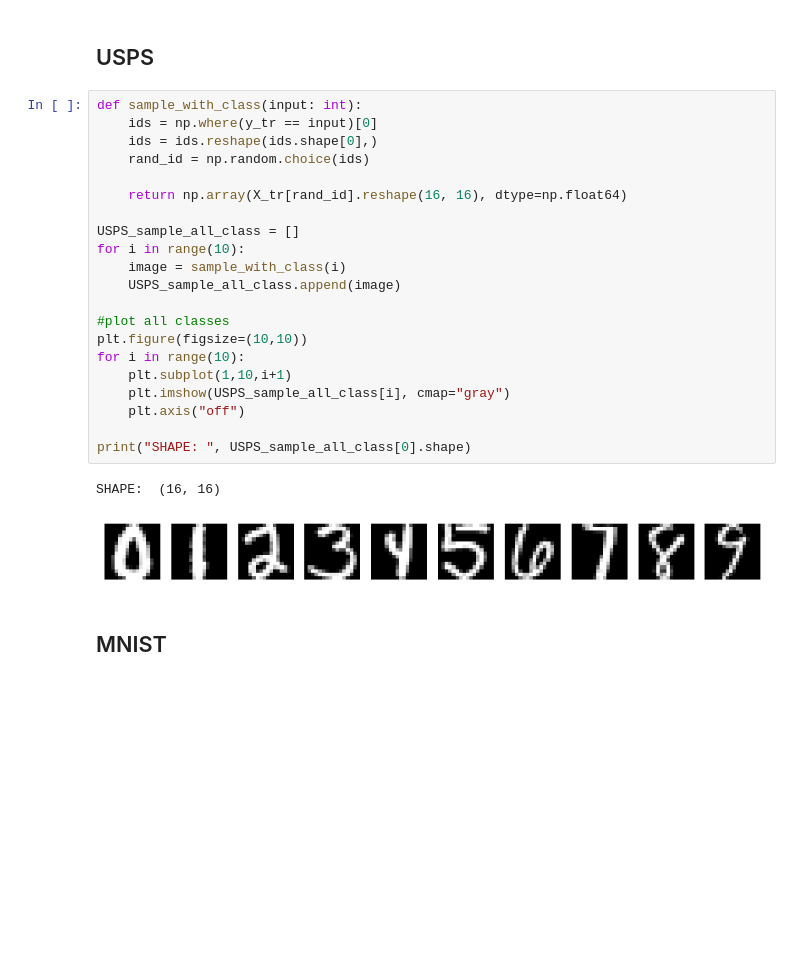
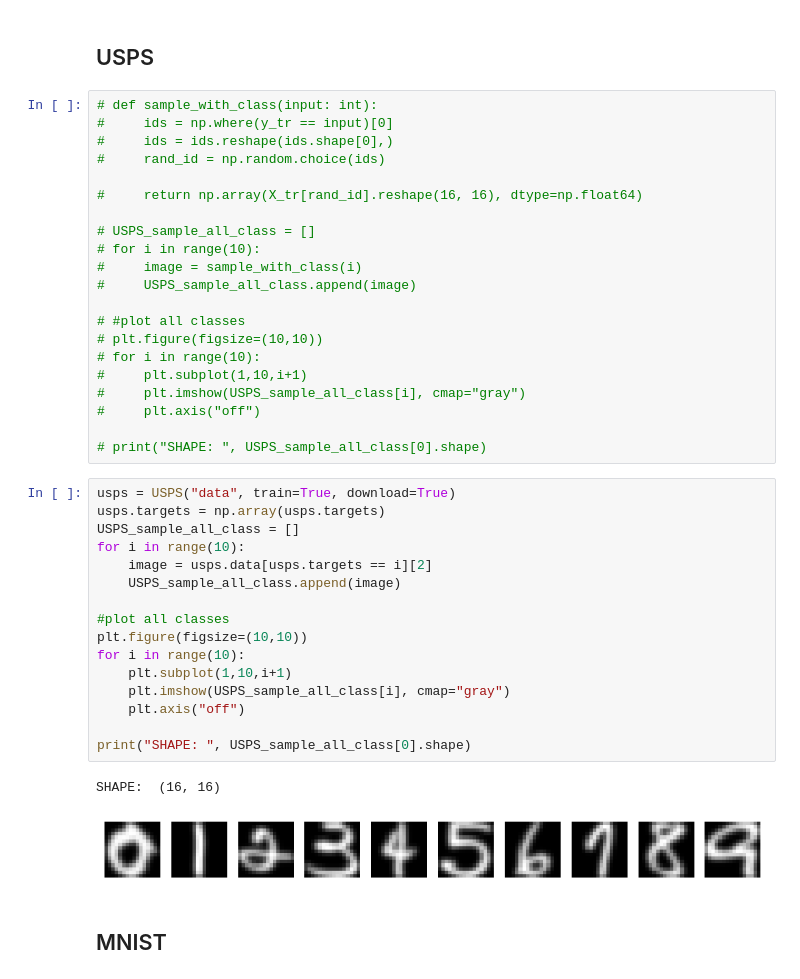
Before and after one commit to khongtrunght/POW, a Jupyter notebook: notebooks/create_ditgit_moving_dataset.ipynb, the cells around one changed output. Saved outputs shown, nothing was run; the diff lists cells and outputs as text; blank space fills up the shorter version.

```diff
--- a/notebooks/create_ditgit_moving_dataset.ipynb
+++ b/notebooks/create_ditgit_moving_dataset.ipynb
@@ -24,29 +25,45 @@ with h5py.File(path, 'r') as hf:
 # %% [markdown]
 ## USPS
 # %%
-def sample_with_class(input: int):
-    ids = np.where(y_tr == input)[0]
-    ids = ids.reshape(ids.shape[0],)
-    rand_id = np.random.choice(ids)
+# def sample_with_class(input: int):
+#     ids = np.where(y_tr == input)[0]
+#     ids = ids.reshape(ids.shape[0],)
+#     rand_id = np.random.choice(ids)
 
-    return np.array(X_tr[rand_id].reshape(16, 16), dtype=np.float64)
+#     return np.array(X_tr[rand_id].reshape(16, 16), dtype=np.float64)
 
-USPS_sample_all_class = []
-for i in range(10):
-    image = sample_with_class(i)
-    USPS_sample_all_class.append(image)
+# USPS_sample_all_class = []
+# for i in range(10):
+#     image = sample_with_class(i)
+#     USPS_sample_all_class.append(image)
 
-#plot all classes
-plt.figure(figsize=(10,10))
-for i in range(10):
-    plt.subplot(1,10,i+1)
-    plt.imshow(USPS_sample_all_class[i], cmap="gray")
-    plt.axis("off")
+# #plot all classes
+# plt.figure(figsize=(10,10))
+# for i in range(10):
+#     plt.subplot(1,10,i+1)
+#     plt.imshow(USPS_sample_all_class[i], cmap="gray")
+#     plt.axis("off")
 
-print("SHAPE: ", USPS_sample_all_class[0].shape)
+# print("SHAPE: ", USPS_sample_all_class[0].shape)
-# %% [output]
-SHAPE:  (16, 16)
-[figure, removed]
+# %%
+usps = USPS("data", train=True, download=True)
+usps.targets = np.array(usps.targets)
+USPS_sample_all_class = []
+for i in range(10):
+    image = usps.data[usps.targets == i][2]
+    USPS_sample_all_class.append(image)
+
+#plot all classes
+plt.figure(figsize=(10,10))
+for i in range(10):
+    plt.subplot(1,10,i+1)
+    plt.imshow(USPS_sample_all_class[i], cmap="gray")
+    plt.axis("off")
+
+print("SHAPE: ", USPS_sample_all_class[0].shape)
+# %% [output]
+SHAPE:  (16, 16)
+[figure, added]
 # %% [markdown]
 ## MNIST
 # %%
```
Also changed, not shown: parts of 6 cells of this notebook, 23 other files.
